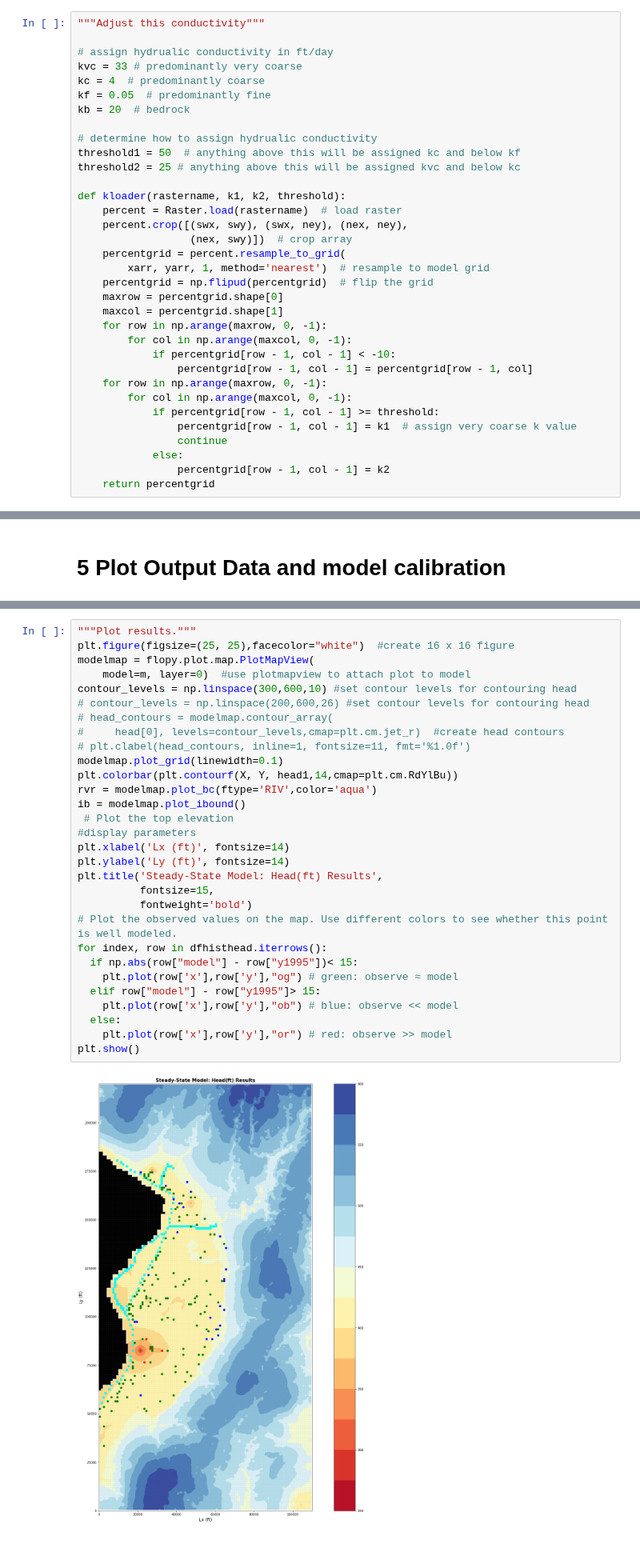
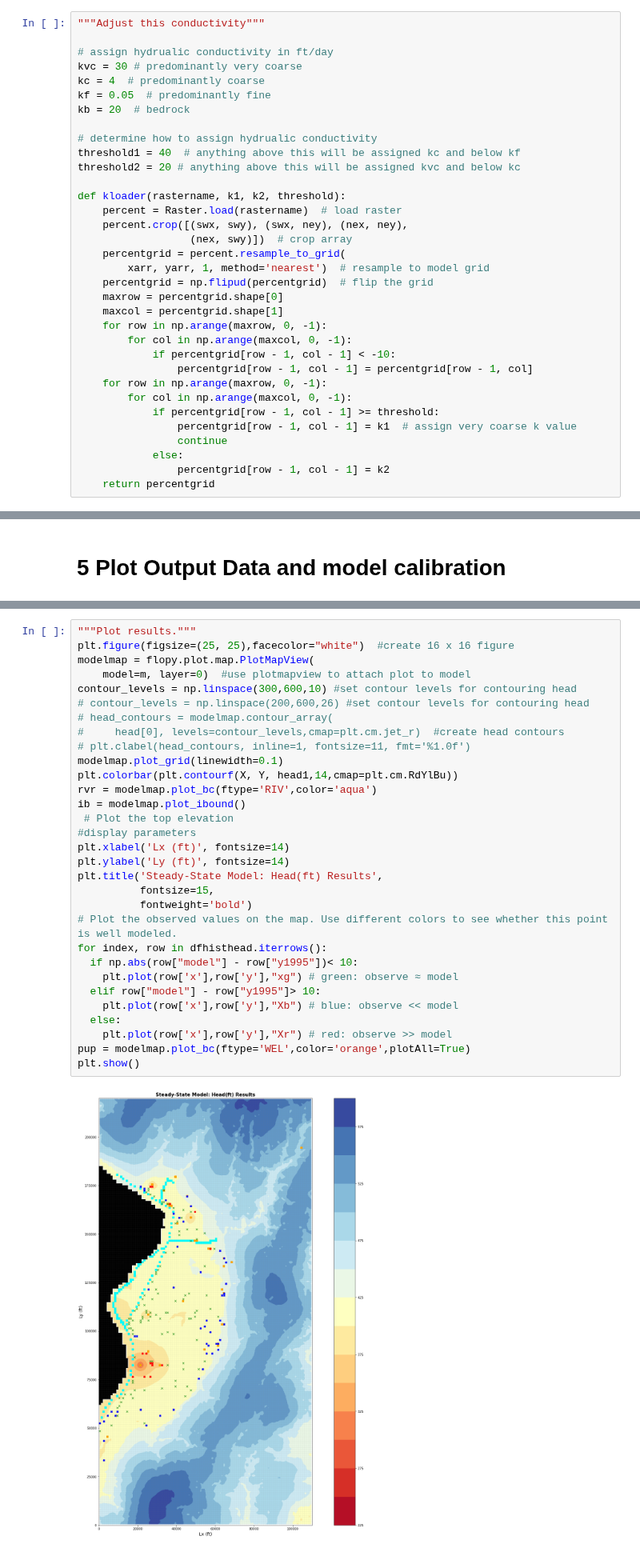
Before and after one commit to Firas-95/GEO572-Project-E.St.Louis, a Jupyter notebook: ESL_model_v2.24.ipynb, the cells around one changed output, grey strips where cells are left out. Shown at 80% size. Saved outputs shown, nothing was run; the diff lists cells and outputs as text.

```diff
--- a/ESL_model_v2.24.ipynb
+++ b/ESL_model_v2.24.ipynb
@@ -323,14 +323,14 @@ botgrids = [
 """Adjust this conductivity"""
 
 # assign hydrualic conductivity in ft/day
-kvc = 33 # predominantly very coarse
+kvc = 30 # predominantly very coarse
 kc = 4  # predominantly coarse
 kf = 0.05  # predominantly fine
 kb = 20  # bedrock
 
 # determine how to assign hydrualic conductivity
-threshold1 = 50  # anything above this will be assigned kc and below kf
-threshold2 = 25 # anything above this will be assigned kvc and below kc
+threshold1 = 40  # anything above this will be assigned kc and below kf
+threshold2 = 20 # anything above this will be assigned kvc and below kc
 
 def kloader(rastername, k1, k2, threshold):
     percent = Raster.load(rastername)  # load raster
@@ -798,35 +798,36 @@ print(dfhisthead.head(5))
 # %%
 """Plot results."""
 plt.figure(figsize=(25, 25),facecolor="white")  #create 16 x 16 figure
 modelmap = flopy.plot.map.PlotMapView(
     model=m, layer=0)  #use plotmapview to attach plot to model
 contour_levels = np.linspace(300,600,10) #set contour levels for contouring head
 # contour_levels = np.linspace(200,600,26) #set contour levels for contouring head
 # head_contours = modelmap.contour_array(
 #     head[0], levels=contour_levels,cmap=plt.cm.jet_r)  #create head contours
 # plt.clabel(head_contours, inline=1, fontsize=11, fmt='%1.0f')
 modelmap.plot_grid(linewidth=0.1)
 plt.colorbar(plt.contourf(X, Y, head1,14,cmap=plt.cm.RdYlBu))
 rvr = modelmap.plot_bc(ftype='RIV',color='aqua')
 ib = modelmap.plot_ibound()
  # Plot the top elevation
 #display parameters
 plt.xlabel('Lx (ft)', fontsize=14)
 plt.ylabel('Ly (ft)', fontsize=14)
 plt.title('Steady-State Model: Head(ft) Results',
           fontsize=15,
           fontweight='bold')
 # Plot the observed values on the map. Use different colors to see whether this point is well modeled.
 for index, row in dfhisthead.iterrows():
-  if np.abs(row["model"] - row["y1995"])< 15:
-    plt.plot(row['x'],row['y'],"og") # green: observe ≈ model
-  elif row["model"] - row["y1995"]> 15:
-    plt.plot(row['x'],row['y'],"ob") # blue: observe << model
+  if np.abs(row["model"] - row["y1995"])< 10:
+    plt.plot(row['x'],row['y'],"xg") # green: observe ≈ model
+  elif row["model"] - row["y1995"]> 10:
+    plt.plot(row['x'],row['y'],"Xb") # blue: observe << model
   else:
-    plt.plot(row['x'],row['y'],"or") # red: observe >> model
+    plt.plot(row['x'],row['y'],"Xr") # red: observe >> model
+pup = modelmap.plot_bc(ftype='WEL',color='orange',plotAll=True)
 plt.show()
 # %% [output]
-[figure, old version]
+[figure, new version]
 # %%
 "Create the calibration plot."
 plt.figure(figsize=[8,8],facecolor="white")
```
Also changed, not shown: parts of 9 cells of this notebook.
